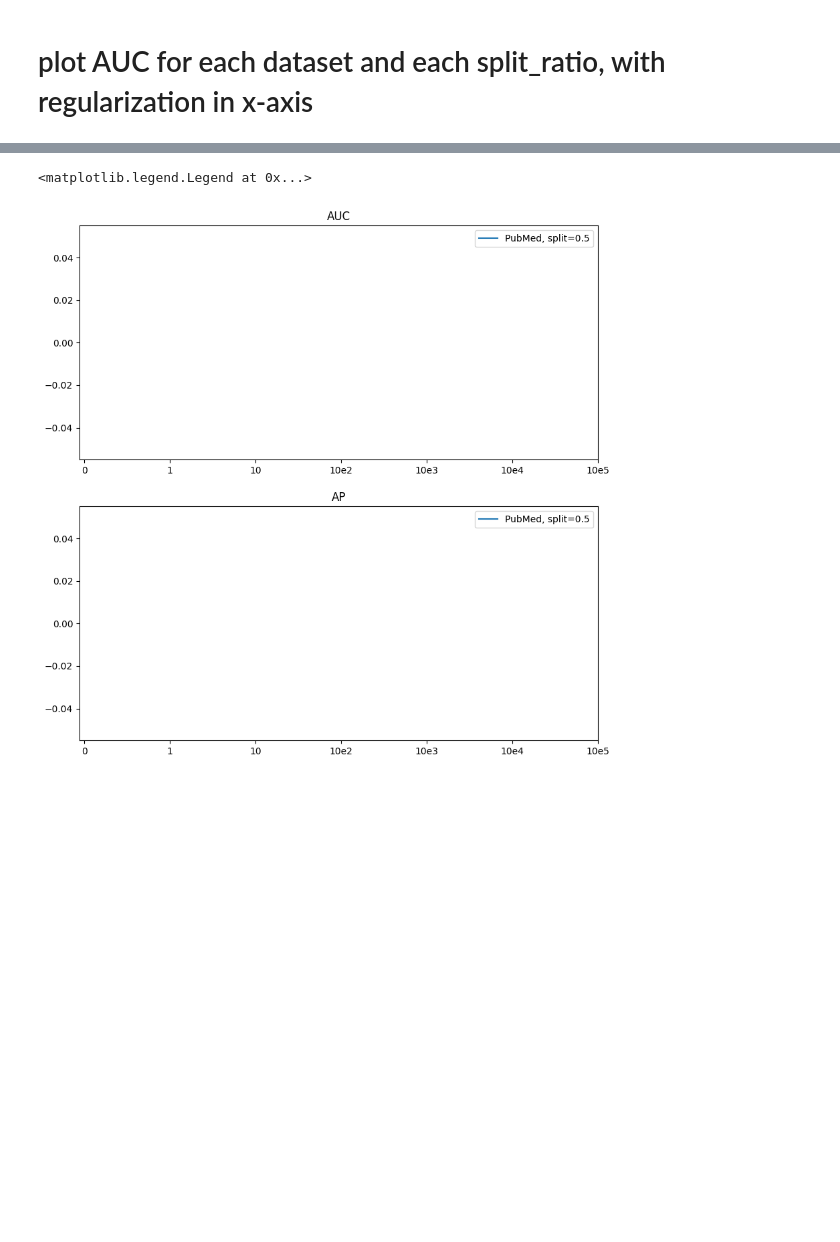
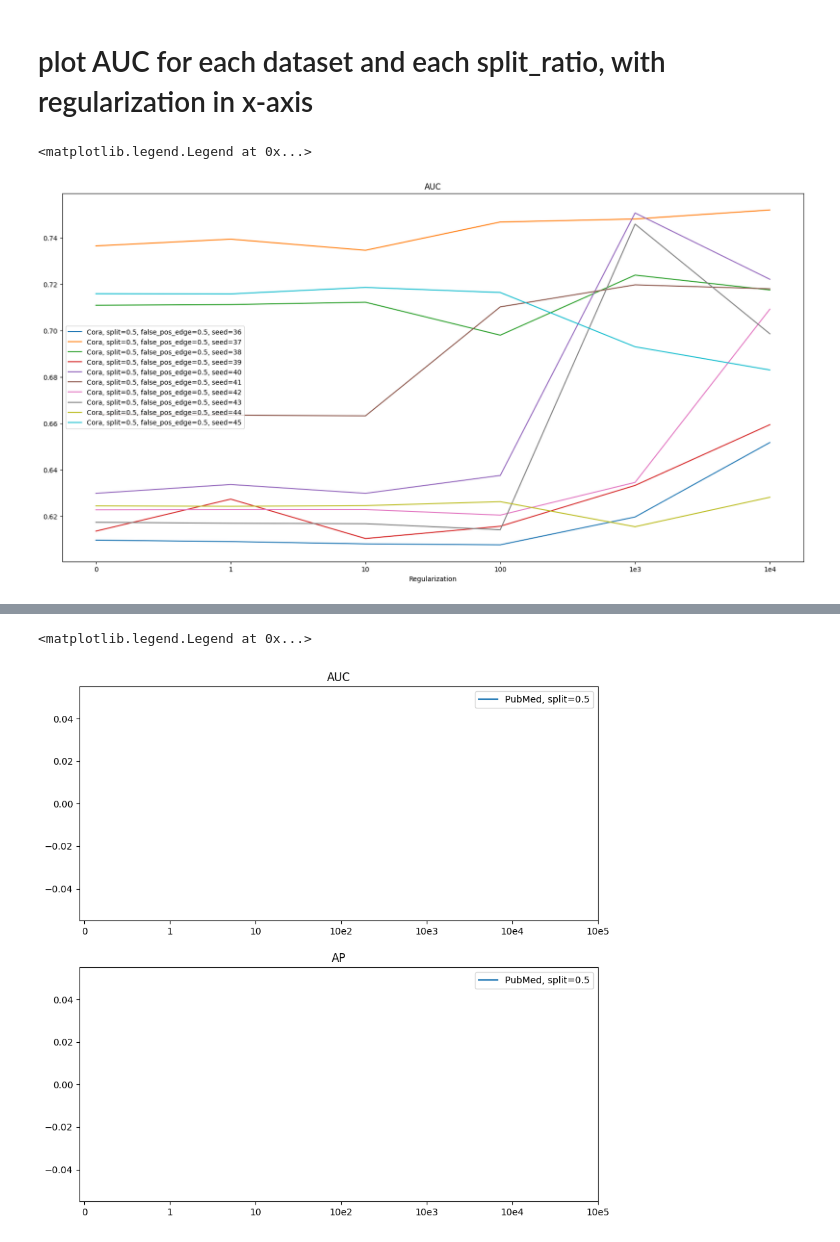
Before and after one commit to FDUguchunhui/latent-space-constraint-GNN, a Jupyter notebook: notebook/analysis/aggregation.ipynb, the cells around one changed output, grey strips where cells are left out. Saved outputs shown, nothing was run; the diff lists cells and outputs as text; code cells hidden in the pictures; blank space fills up the shorter version.

```diff
--- a/notebook/analysis/aggregation.ipynb
+++ b/notebook/analysis/aggregation.ipynb
@@ -59,4 +64,23 @@ df_agg[df_agg['dataset'] == 'Cora'].sort_values(by=['split_ratio', 'regularizati
 # %% [markdown]
 # plot AUC for each dataset and each split_ratio, with regularization in x-axis
+# %%
+fig, ax = plt.subplots(figsize=(20, 10))
+
+# Get unique seeds
+seeds = df['seed'].unique()
+
+# plot AUC
+for seed in seeds:
+    ax.plot([0, 1, 2, 3, 4, 5], df[(df['dataset'] == 'Cora') & (df['seed'] == seed)]['AUC'],
+               label=f'Cora, split=0.5, false_pos_edge=0.5, seed={seed}')
+
+ax.set_xticks([0, 1, 2, 3, 4, 5])
+ax.set_xticklabels(['0', '1', '10', '100', '1e3', '1e4'])
+ax.set_xlabel('Regularization')
+ax.set_title('AUC')
+ax.legend()
+# %% [output]
+<matplotlib.legend.Legend at 0x...>
+[figure, added]
 # %%
 fig, ax = plt.subplots(2, 1, figsize=(10, 10))
```
Also changed, not shown: parts of 5 cells of this notebook, 3 other files.
